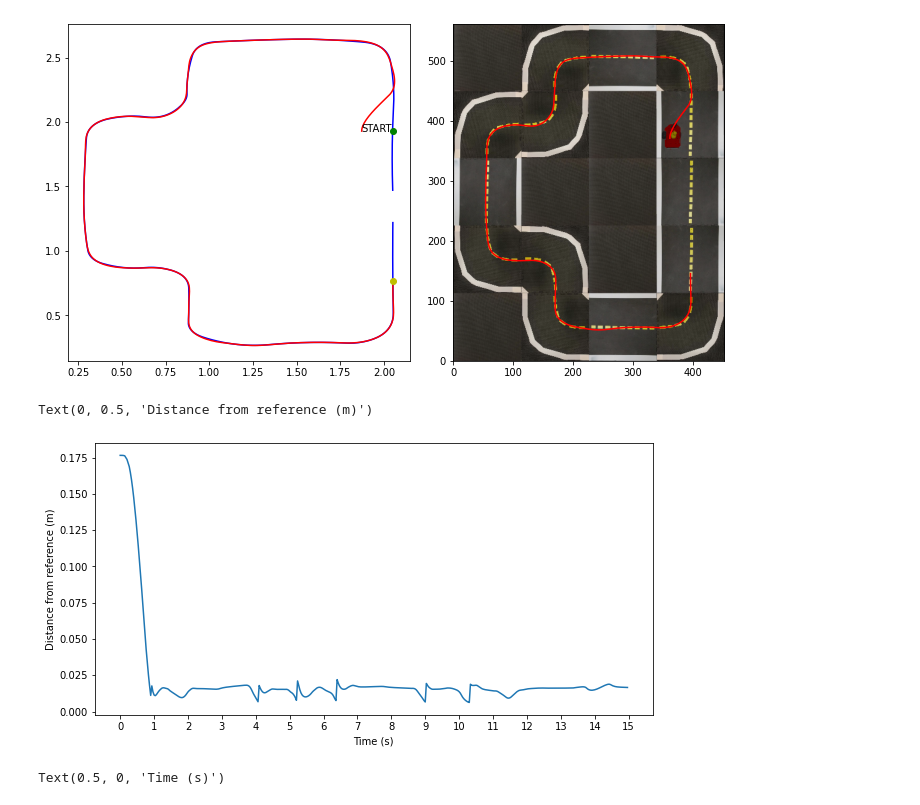
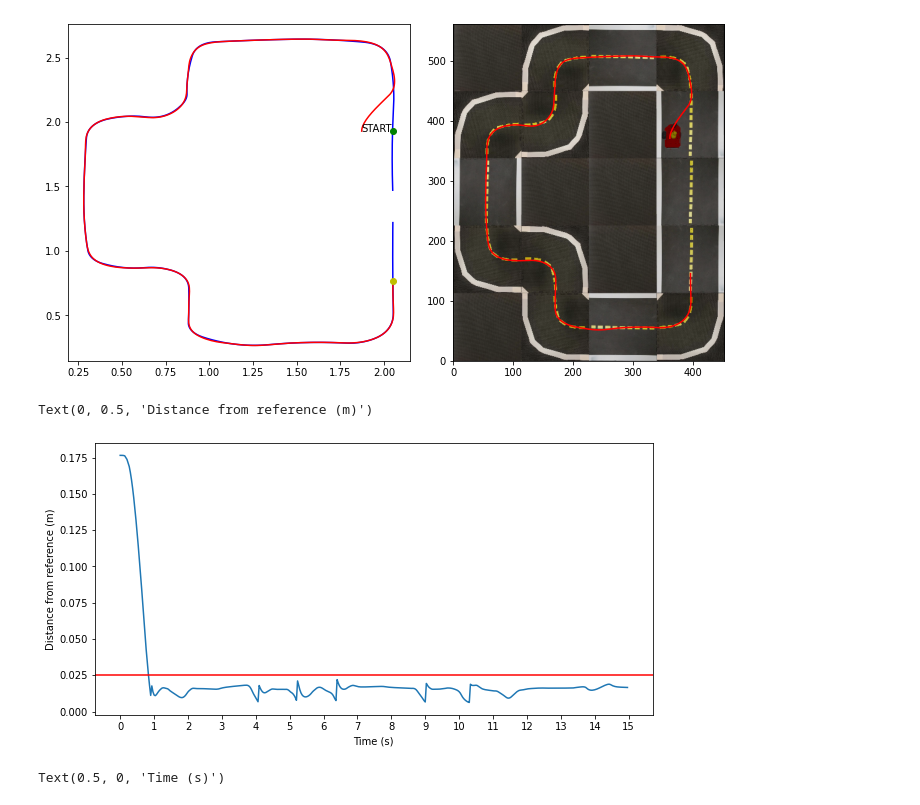
Before and after one commit to giuliovv/duckrace, a Jupyter notebook: casadi_mpc.ipynb, the cells around one changed output. Saved outputs shown, nothing was run; the diff lists cells and outputs as text; code cells hidden in the pictures.

```diff
--- a/casadi_mpc.ipynb
+++ b/casadi_mpc.ipynb
@@ -318,12 +318,13 @@ utils.show_on_map_array(env, np.array([X_log[0,:], X_log[1,:]]).T, fig=ax_dict["
 # %%
 plt.figure(figsize=(10,5))
 plt.xticks(np.arange(0, len(errors)*dt+1, 1.0))
 plt.plot(np.arange(len(errors))*dt, np.sqrt(errors))
+plt.axhline(y=0.025, color='r', linestyle='-')
 plt.xlabel("Time (s)")
 plt.ylabel("Distance from reference (m)")
 # %% [output]
 Text(0, 0.5, 'Distance from reference (m)')
-[figure, old version]
+[figure, new version]
 # %%
 fig = plt.figure(constrained_layout=True, figsize=(16, 10))
 ax_dict = fig.subplot_mosaic("""A
```
Also changed, not shown: 2 other files.
